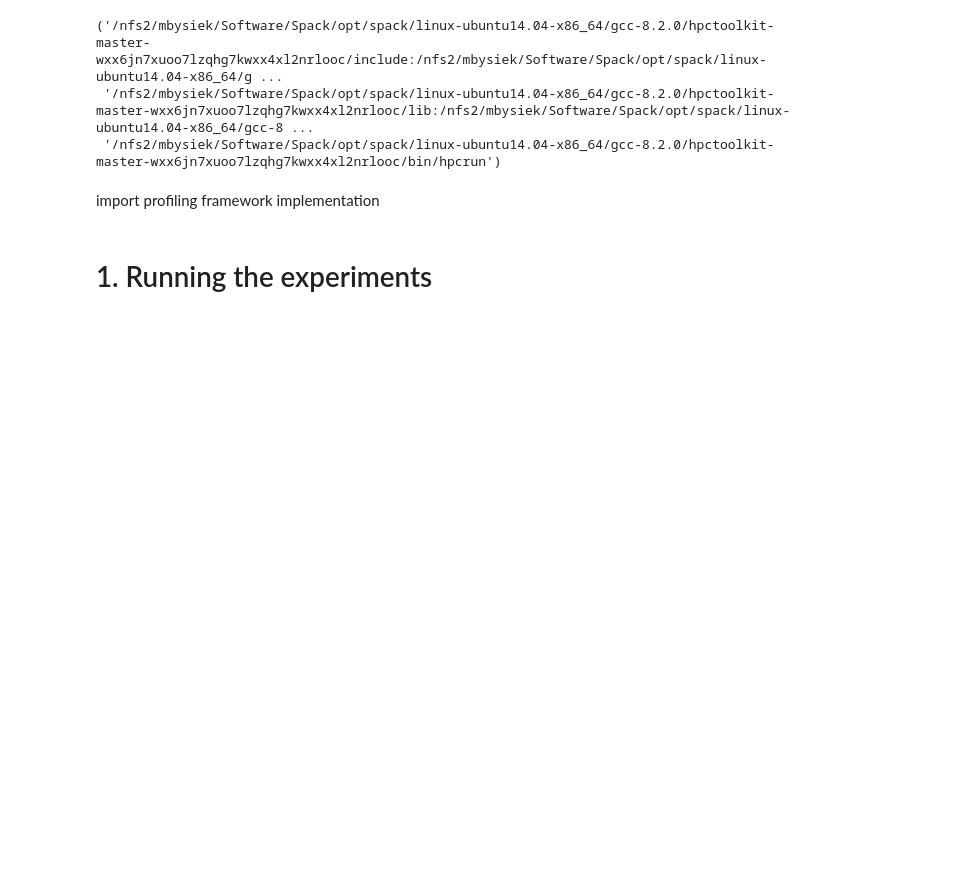
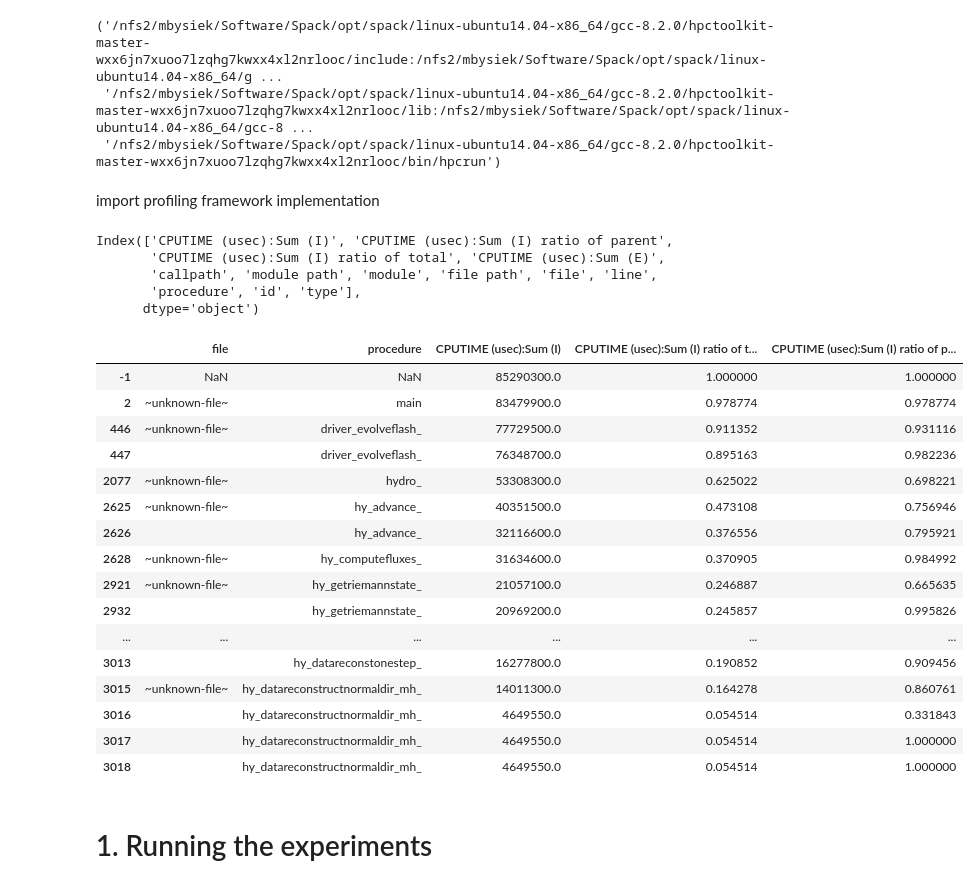
Before and after one commit to mbdevpl/docker-transpyle-flash, a Jupyter notebook: profile_flash.ipynb, the cells around one changed output. Cells and saved outputs as stored; diff of their text form; code cells hidden in the pictures; blank space fills up the shorter version.

```diff
--- a/profile_flash.ipynb
+++ b/profile_flash.ipynb
@@ -49,6 +49,40 @@ from profiling_flash import profile_experiment, date_str, profile_path, profile_
 # %%
 import hpctoolkit_dataframe
 from hpctoolkit_dataframe import HPCtoolkitDataFrame
+# %%
+# logging.getLogger('hpctoolkit_dataframe').setLevel(logging.DEBUG)
+df = HPCtoolkitDataFrame(path=pathlib.Path(
+    '/homes/mbysiek/Projects/data/flash/hpctoolkit/hpctoolkit-flash4-database-4325594/experiment.xml'))
+# %%
+df.columns
+# %% [output]
+Index(['CPUTIME (usec):Sum (I)', 'CPUTIME (usec):Sum (I) ratio of parent',
+       'CPUTIME (usec):Sum (I) ratio of total', 'CPUTIME (usec):Sum (E)',
+       'callpath', 'module path', 'module', 'file path', 'file', 'line',
+       'procedure', 'id', 'type'],
+      dtype='object')
+# %%
+df.hot_path()[[
+    'file', 'procedure',
+    'CPUTIME (usec):Sum (I)', 'CPUTIME (usec):Sum (I) ratio of total', 'CPUTIME (usec):Sum (I) ratio of parent']]
+# %% [output]
+|  | file | procedure | CPUTIME (usec):Sum (I) | CPUTIME (usec):Sum (I) ratio of t... | CPUTIME (usec):Sum (I) ratio of p... |
+| -1 | NaN | NaN | 85290300.0 | 1.000000 | 1.000000 |
+| 2 | ~unknown-file~ | main | 83479900.0 | 0.978774 | 0.978774 |
+| 446 | ~unknown-file~ | driver_evolveflash_ | 77729500.0 | 0.911352 | 0.931116 |
+| 447 |  | driver_evolveflash_ | 76348700.0 | 0.895163 | 0.982236 |
+| 2077 | ~unknown-file~ | hydro_ | 53308300.0 | 0.625022 | 0.698221 |
+| 2625 | ~unknown-file~ | hy_advance_ | 40351500.0 | 0.473108 | 0.756946 |
+| 2626 |  | hy_advance_ | 32116600.0 | 0.376556 | 0.795921 |
+| 2628 | ~unknown-file~ | hy_computefluxes_ | 31634600.0 | 0.370905 | 0.984992 |
+| 2921 | ~unknown-file~ | hy_getriemannstate_ | 21057100.0 | 0.246887 | 0.665635 |
+| 2932 |  | hy_getriemannstate_ | 20969200.0 | 0.245857 | 0.995826 |
+| ... | ... | ... | ... | ... | ... |
+| 3013 |  | hy_datareconstonestep_ | 16277800.0 | 0.190852 | 0.909456 |
+| 3015 | ~unknown-file~ | hy_datareconstructnormaldir_mh_ | 14011300.0 | 0.164278 | 0.860761 |
+| 3016 |  | hy_datareconstructnormaldir_mh_ | 4649550.0 | 0.054514 | 0.331843 |
+| 3017 |  | hy_datareconstructnormaldir_mh_ | 4649550.0 | 0.054514 | 1.000000 |
+| 3018 |  | hy_datareconstructnormaldir_mh_ | 4649550.0 | 0.054514 | 1.000000 |
 # %% [markdown]
 # 1. Running the experiments
 # %% [markdown]
```
Also changed, not shown: 1 other file.
